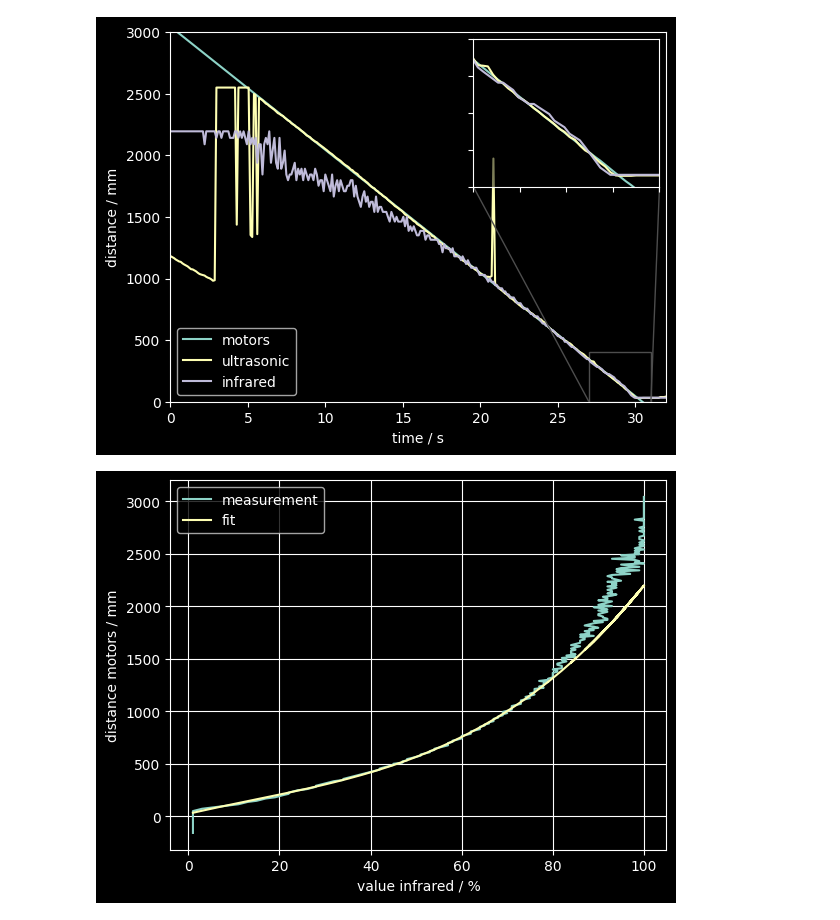
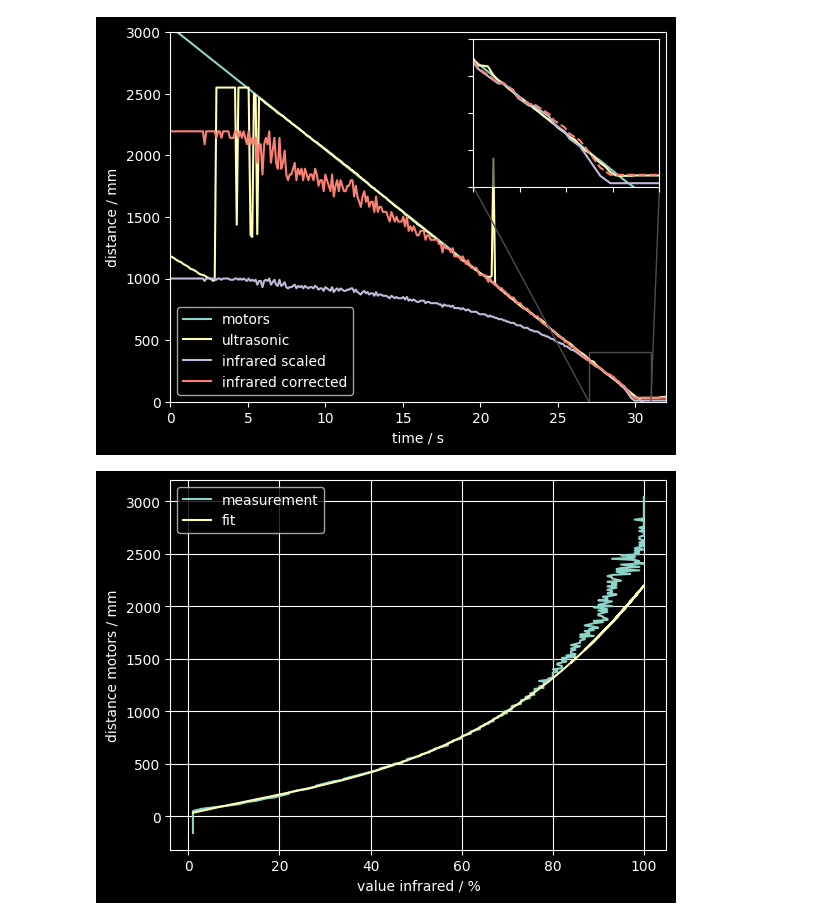
Before and after one commit to gerritnowald/myMindstormsEV3projects, a Jupyter notebook: 0_distance_calibration/post_processing/distance_sensor.ipynb, the cells around one changed output. Saved outputs shown, nothing was run; the diff lists cells and outputs as text; code cells hidden in the pictures.

Commit message:
infrared comparison

```diff
--- a/0_distance_calibration/post_processing/distance_sensor.ipynb
+++ b/0_distance_calibration/post_processing/distance_sensor.ipynb
@@ -11,43 +11,47 @@ from mpl_toolkits.axes_grid1.inset_locator import mark_inset
 # %%
 df = pd.read_csv('distance_sensor.csv')
 
+
+popt = [ 2.02747202e-03, -8.64875976e-02,  1.00946960e+01,  2.26888545e+01]
 
 def func(x, a, b, c, d):
     return a*x**3 + b*x**2 + c*x + d
 
 df['distance motor / mm'] = 3000 + 40 - df[' distance driven motor / mm']
 
-# df['distance infrared / mm'] = df[' distance infrared / %'] / 100 * 1000
-df['distance infrared / mm'] = func(df[' distance infrared / %'].to_numpy(), *[ 2.02747202e-03, -8.64875976e-02,  1.00946960e+01,  2.26888545e+01])
+df['distance infrared scaled / mm'] = df[' distance infrared / %'] / 100 * 1000
+df['distance infrared corrected / mm'] = func(df[' distance infrared / %'].to_numpy(), *popt)
 
 
 # df
 # %%
 ax = plt.axes()
 ax.plot(df['time / s'], df['distance motor / mm']       , label = 'motors'    )
 ax.plot(df['time / s'], df[' distance ultrasonic / mm'] , label = 'ultrasonic')
-ax.plot(df['time / s'], df['distance infrared / mm']    , label = 'infrared'  )
+ax.plot(df['time / s'], df['distance infrared scaled / mm']    , label = 'infrared scaled'   )
+ax.plot(df['time / s'], df['distance infrared corrected / mm'] , label = 'infrared corrected')
 ax.legend(loc = 'lower left')
 plt.xlabel('time / s')
 plt.ylabel('distance / mm')
 plt.xlim([0,32])
 plt.ylim([0,3000])
 
 axins = zoomed_inset_axes(ax, zoom = 3, loc = 'upper right')
 axins.plot(df['time / s'], df['distance motor / mm']       )
 axins.plot(df['time / s'], df[' distance ultrasonic / mm'] )
-axins.plot(df['time / s'], df['distance infrared / mm']    )
+axins.plot(df['time / s'], df['distance infrared scaled / mm'])
+axins.plot(df['time / s'], df['distance infrared corrected / mm'], '--')
 axins.set_xlim(27, 31)
 axins.set_ylim(0, 400)
 axins.patch.set_alpha(0.5)
 plt.xticks(visible=False)
 plt.yticks(visible=False)
 mark_inset(ax, axins, loc1=3, loc2=4, edgecolor = '0.3')
 
 plt.show()
 # plt.savefig('distance.png', transparent=True)
 # %% [output]
-[figure, old version]
+[figure, new version]
 # %%
 # plt.plot(df['time / s'], df[' distance ultrasonic / mm'] - df['distance motor / mm'], 'gold')
 # plt.xlabel('time / s')
```
